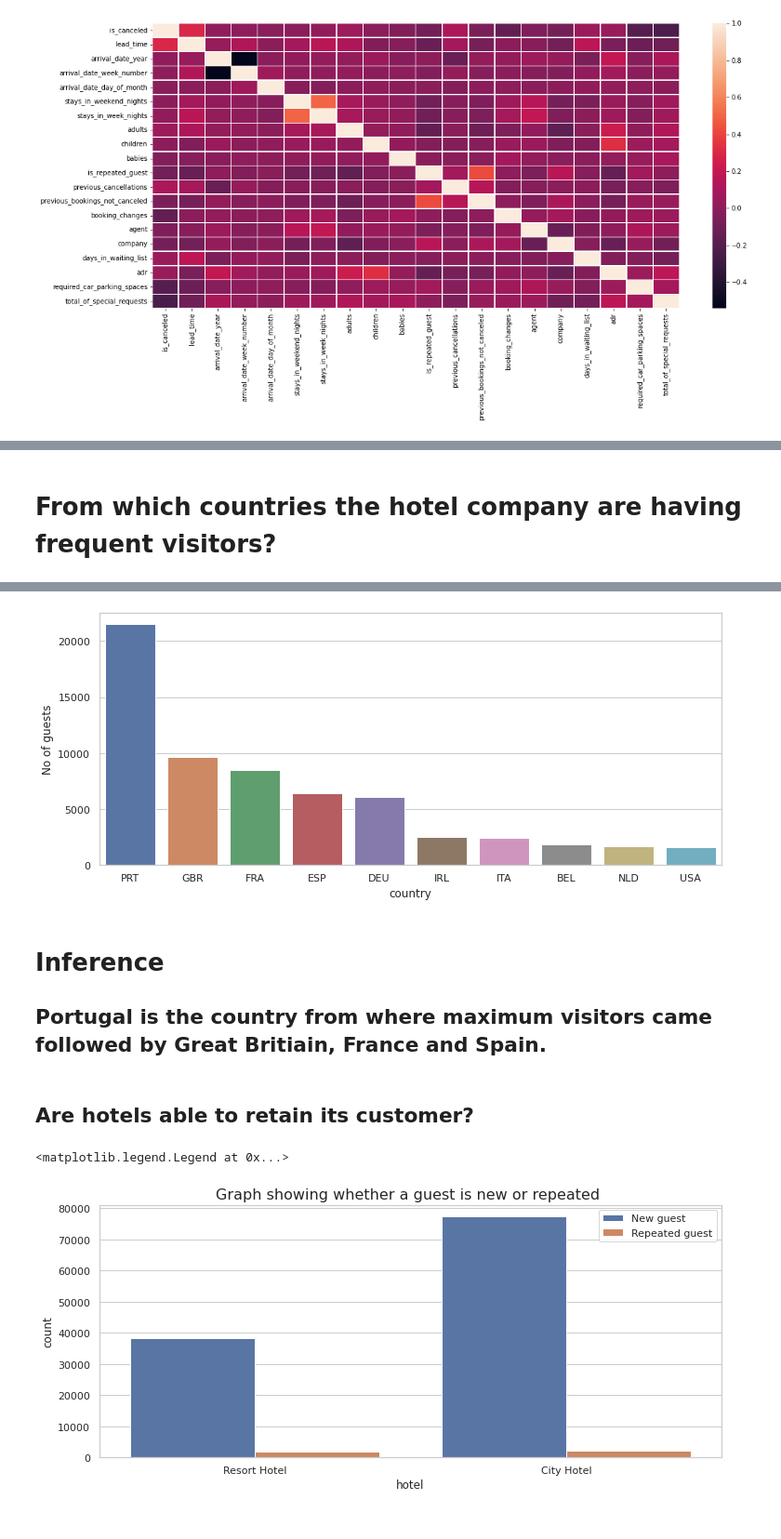
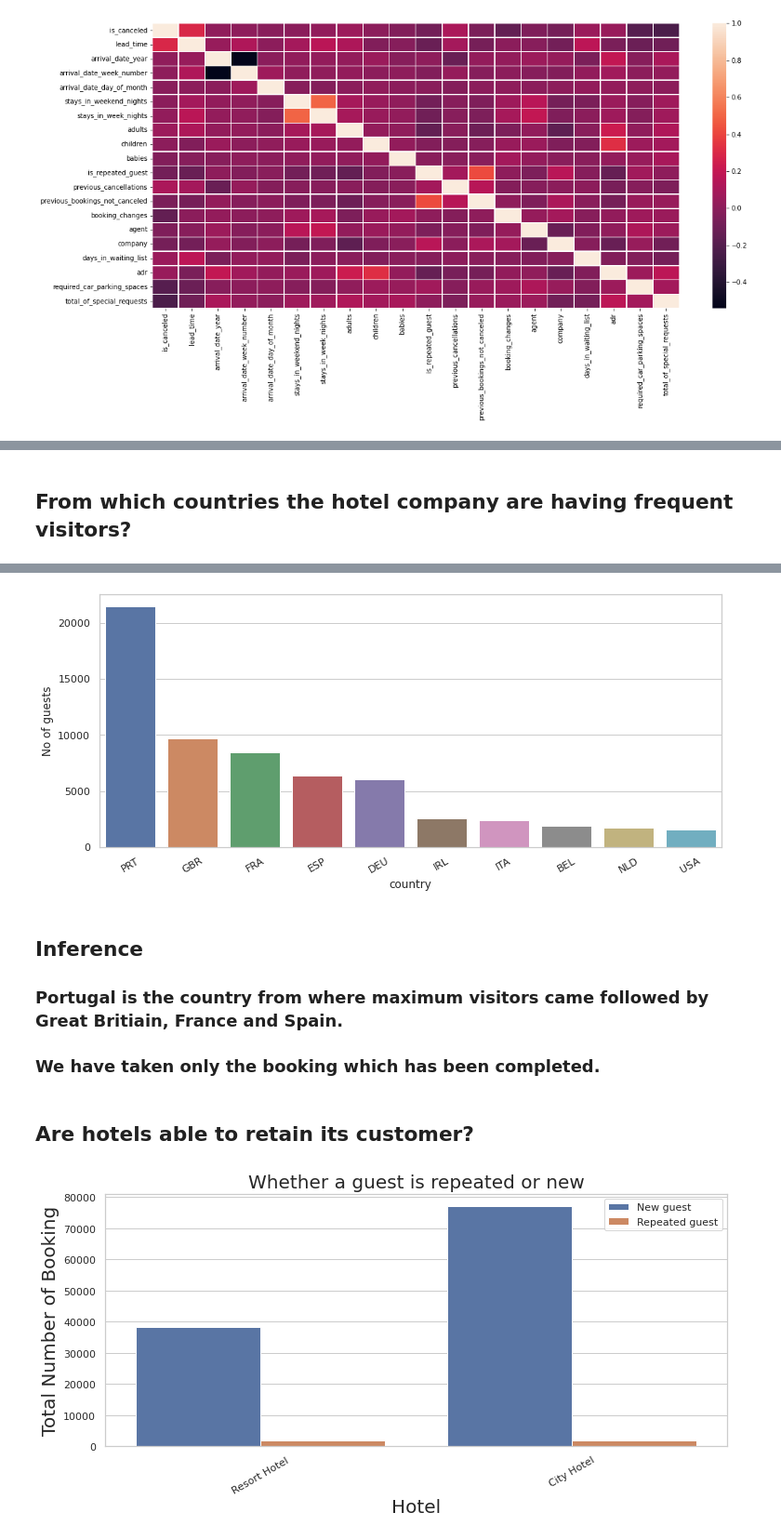
Before and after one commit to Jitesh-333/Capstone_Project, a Jupyter notebook: Hotel_Booking_Analysis_Capstone_Project.ipynb, the cells around one changed output, grey strips where cells are left out. Shown: that part at 93% size. Saved outputs shown, nothing was run; the diff lists cells and outputs as text; code cells hidden in the pictures.

```diff
--- a/Hotel_Booking_Analysis_Capstone_Project.ipynb
+++ b/Hotel_Booking_Analysis_Capstone_Project.ipynb
@@ -306,5 +306,5 @@ sns.heatmap(cor, linewidths = 0.5)
 # %% [markdown]
-# **From which countries the hotel company are having frequent visitors?**
+## **From which countries the hotel company are having frequent visitors?**
 # %%
 visitorFromCountry = df[df['is_canceled'] == 0]['country'].value_counts().reset_index()
 visitorFromCountry.columns = ['country', 'No of guests']
@@ -330,20 +330,24 @@ plt.figure(figsize=(12,5))
 sns.set_theme(style = "whitegrid")
 tips =sns.load_dataset("tips")
 ax = sns.barplot(x = "country",y = "No of guests",data = a)
-#ax = sns.stripplot(x='country', y='No of guests', data=a)
+p = plt.xticks(rotation=30)
 # %% [output]
-[figure, old version]
+[figure, new version]
 # %% [markdown]
-# **Inference**
+## **Inference**
 
-## **Portugal is the country from where maximum visitors came followed by Great Britiain, France and Spain**.
+### **Portugal is the country from where maximum visitors came followed by Great Britiain, France and Spain**.
+### **We have taken only the booking which has been completed**.
 # %% [markdown]
 ## **Are hotels able to retain its customer?**
 # %%
 plt.figure(figsize=(12,5))
-sns.countplot(x='hotel', hue='is_repeated_guest', data=df).set_title('Graph showing whether a guest is new or repeated ', fontsize = 16)
+sns.countplot(x='hotel', hue='is_repeated_guest', data=df)
 plt.legend(['New guest', 'Repeated guest'])
+plt.title("Whether a guest is repeated or new",fontsize = 20)
+plt.ylabel("Total Number of Booking",fontsize = 20)
+plt.xlabel("Hotel",fontsize = 20)
+p = plt.xticks(rotation=30)
 # %% [output]
-<matplotlib.legend.Legend at 0x...>
-[figure, old version]
+[figure, new version]
 # %% [markdown]
```
Also changed, not shown: parts of 20 cells of this notebook.
